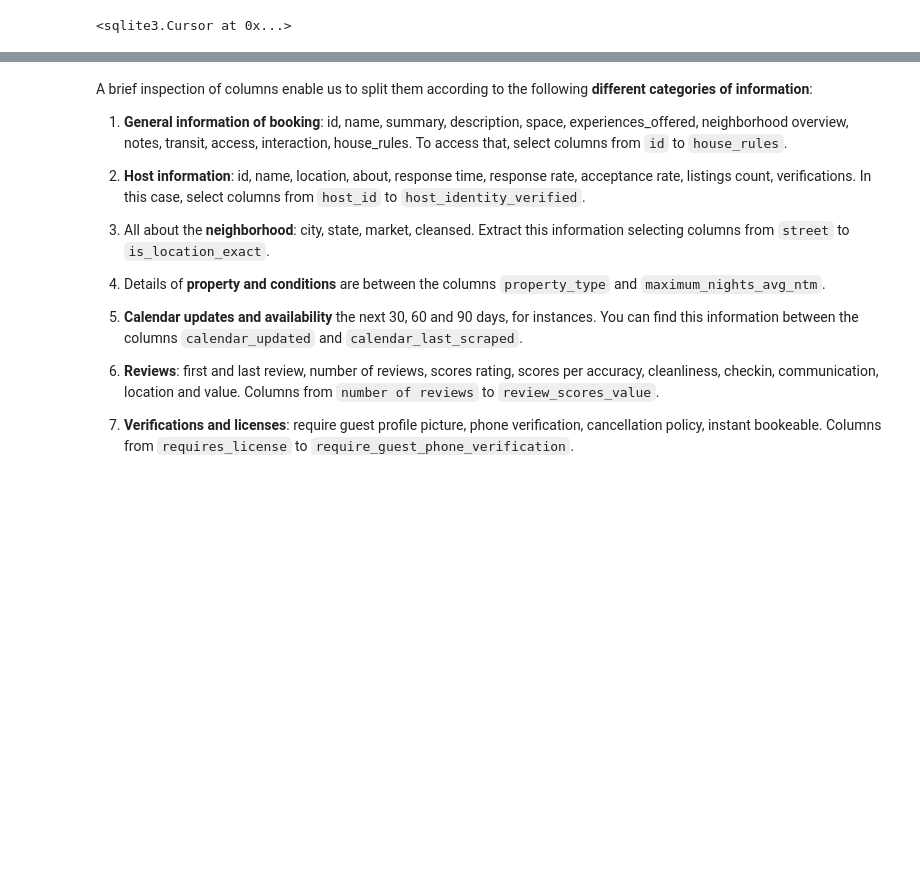
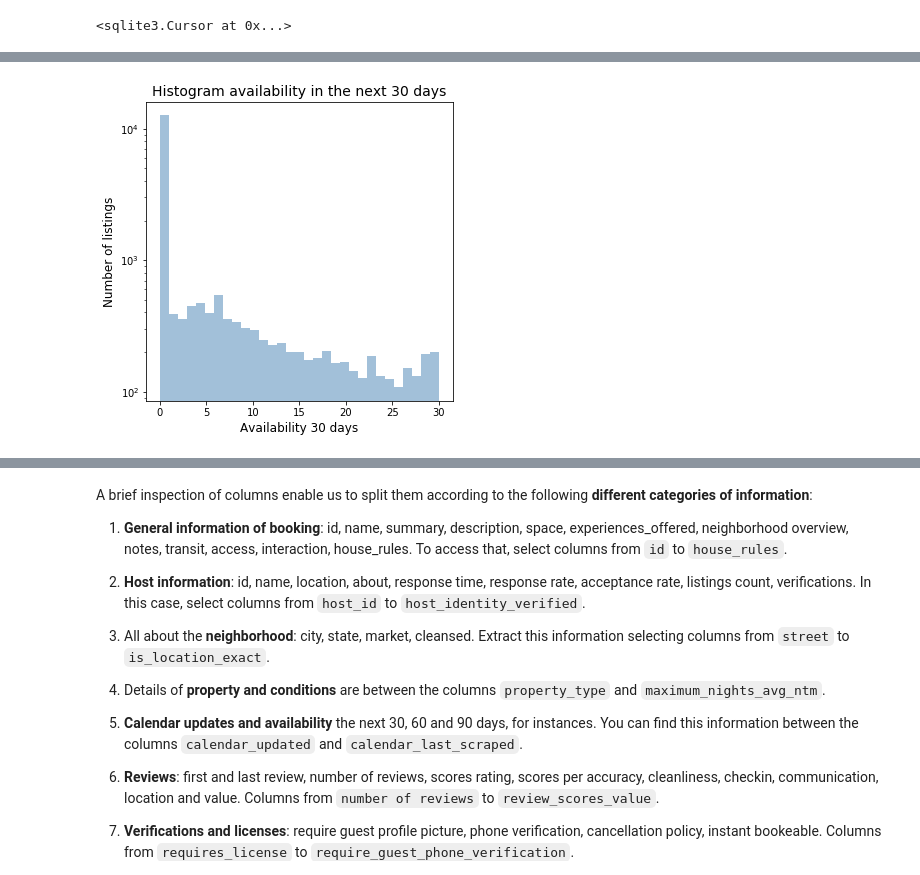
Before and after one commit to Daesparz/airbnb_amsterdam, a Jupyter notebook: Data_analysis/analysis_calendars_time_series.ipynb, the cells around one changed output, grey strips where cells are left out. Cells and saved outputs as stored; diff of their text form; code cells hidden in the pictures; blank space fills up the shorter version.

Commit message:
SQL queries and calendar availability in the next 30, 60 and 90 days

```diff
--- a/Data_analysis/analysis_calendars_time_series.ipynb
+++ b/Data_analysis/analysis_calendars_time_series.ipynb
@@ -44,0 +110,10 @@ print(c.fetchall())
+# %%
+_ = plt.figure(figsize=(5.5, 5.5))
+_ = plt.yscale('log')
+_ = plt.hist(read_listing.availability_30.dropna(), bins=31, alpha=0.5, facecolor='steelblue')
+_ = plt.xlabel('Availability 30 days', size=12)
+_ = plt.ylabel('Number of listings', size=12)
+_ = plt.title('Histogram availability in the next 30 days', size=14)
+# _ = plt.xlim(-0.5, 5.5)
+# %% [output]
+[figure, added]
```
Also changed, not shown: parts of 10 cells of this notebook.
